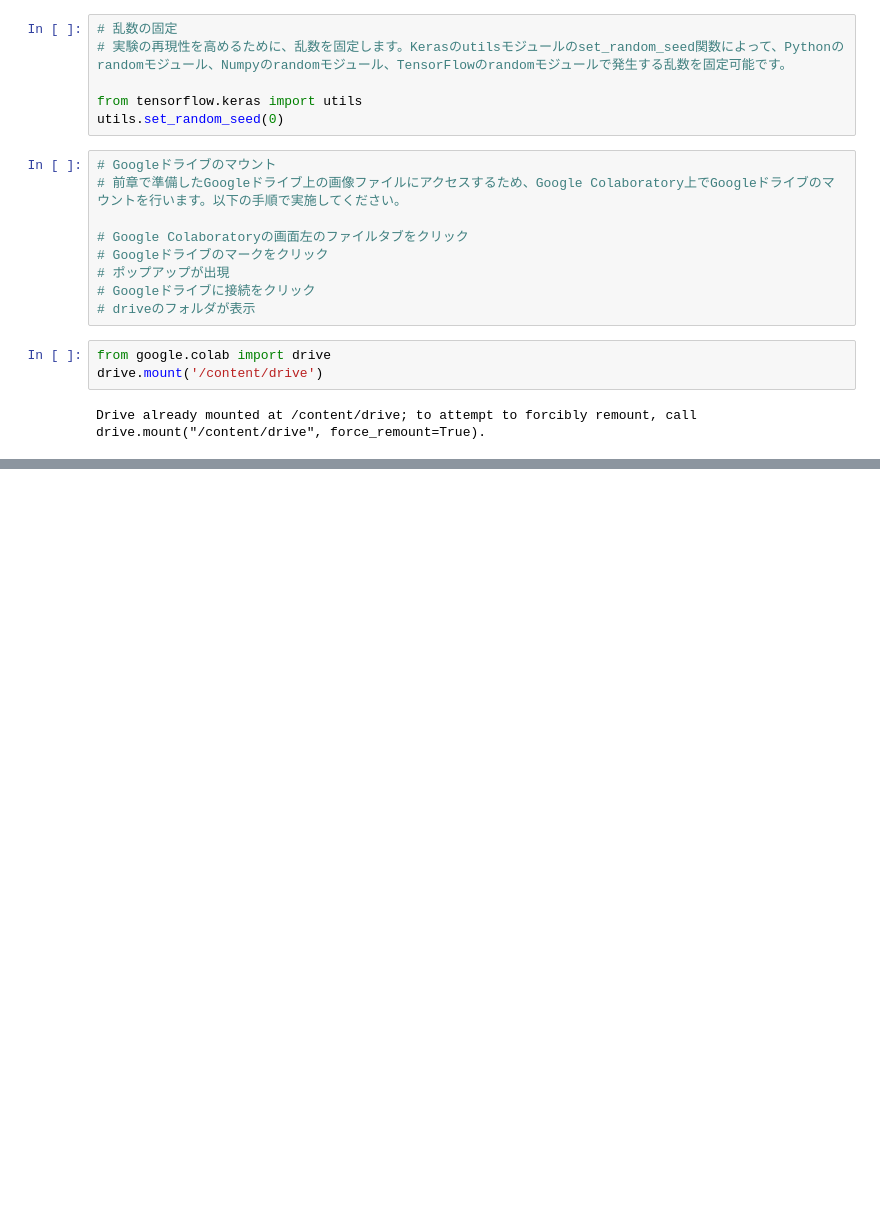
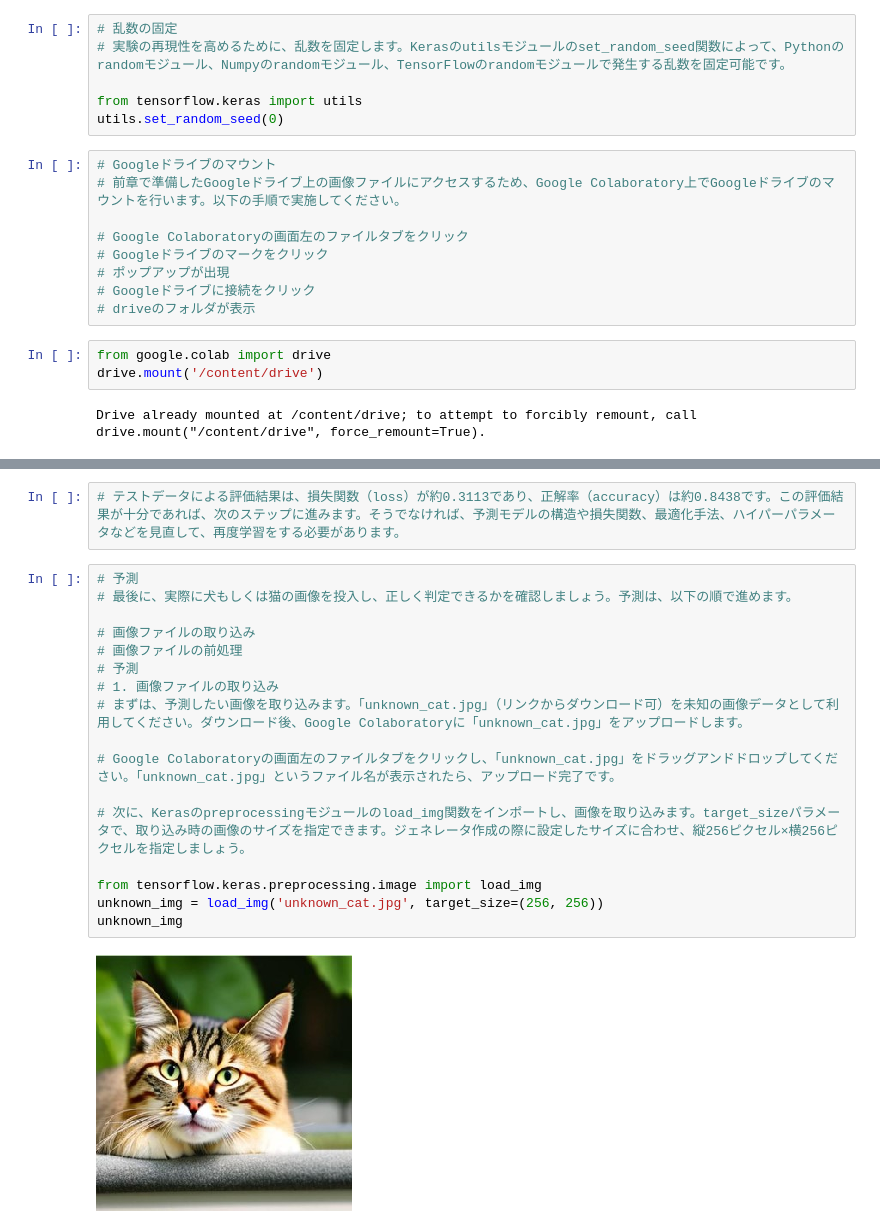
Before and after one commit to Cosmo-ns/data-analysis-basic-kadai, a Jupyter notebook: VGG16_transfer learning_cats and dogs.ipynb, the cells around one changed output, grey strips where cells are left out. Cells and saved outputs as stored; diff of their text form; blank space fills up the shorter version.

Commit message:
Colab を使用して作成されました

```diff
--- a/VGG16_transfer learning_cats and dogs.ipynb
+++ b/VGG16_transfer learning_cats and dogs.ipynb
@@ -281,0 +544,21 @@ Drive already mounted at /content/drive; to attempt to forcibly remount, call dr
+# %%
+# テストデータによる評価結果は、損失関数（loss）が約0.3113であり、正解率（accuracy）は約0.8438です。この評価結果が十分であれば、次のステップに進みます。そうでなければ、予測モデルの構造や損失関数、最適化手法、ハイパーパラメータなどを見直して、再度学習をする必要があります。
+# %%
+# 予測
+# 最後に、実際に犬もしくは猫の画像を投入し、正しく判定できるかを確認しましょう。予測は、以下の順で進めます。
+
+# 画像ファイルの取り込み
+# 画像ファイルの前処理
+# 予測
+# 1. 画像ファイルの取り込み
+# まずは、予測したい画像を取り込みます。「unknown_cat.jpg」（リンクからダウンロード可）を未知の画像データとして利用してください。ダウンロード後、Google Colaboratoryに「unknown_cat.jpg」をアップロードします。
+
+# Google Colaboratoryの画面左のファイルタブをクリックし、「unknown_cat.jpg」をドラッグアンドドロップしてください。「unknown_cat.jpg」というファイル名が表示されたら、アップロード完了です。
+
+# 次に、Kerasのpreprocessingモジュールのload_img関数をインポートし、画像を取り込みます。target_sizeパラメータで、取り込み時の画像のサイズを指定できます。ジェネレータ作成の際に設定したサイズに合わせ、縦256ピクセル×横256ピクセルを指定しましょう。
+
+from tensorflow.keras.preprocessing.image import load_img
+unknown_img = load_img('unknown_cat.jpg', target_size=(256, 256))
+unknown_img
+# %% [output]
+[figure, added]
```
Also changed, not shown: parts of 34 cells of this notebook.
